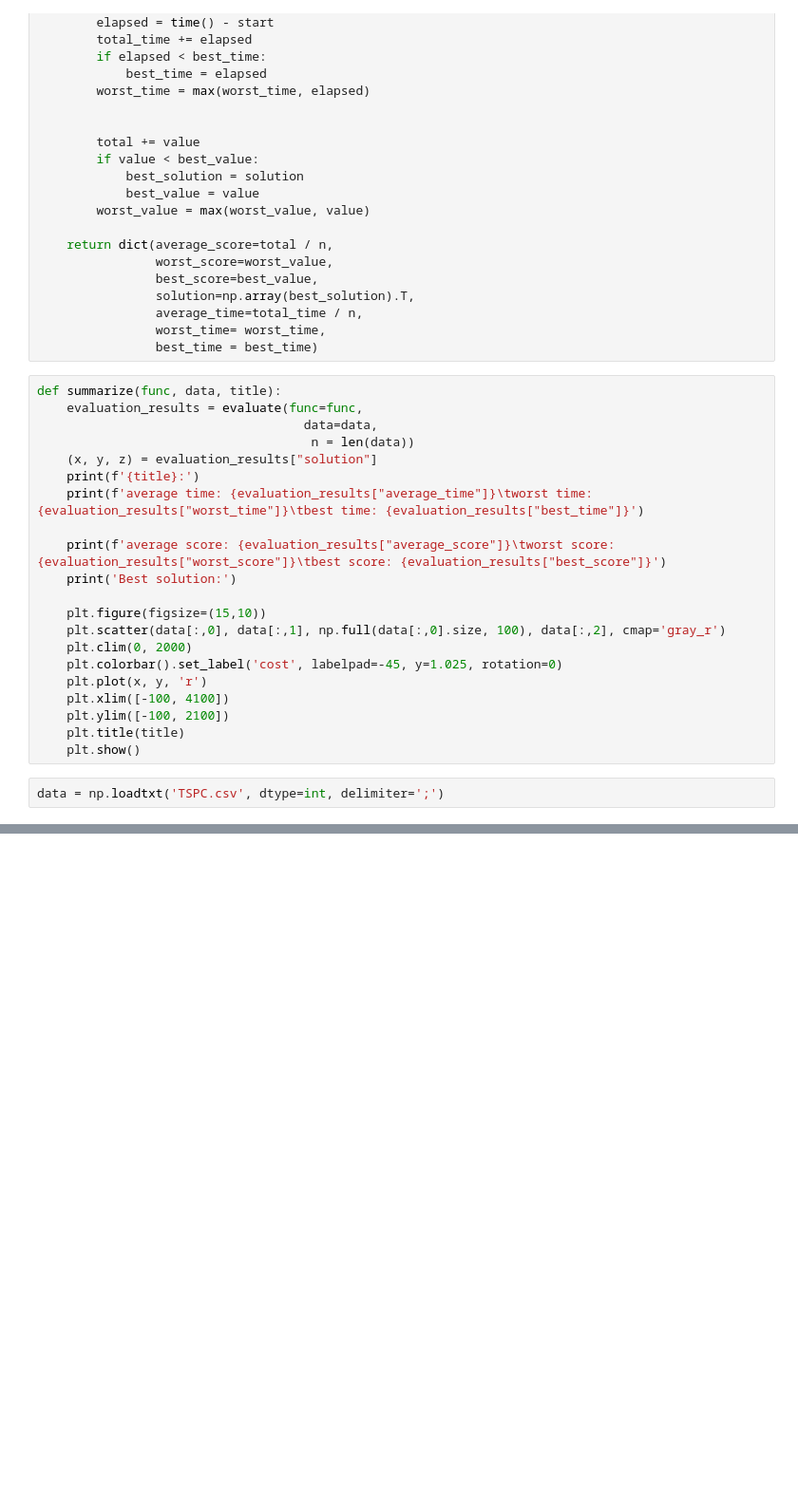
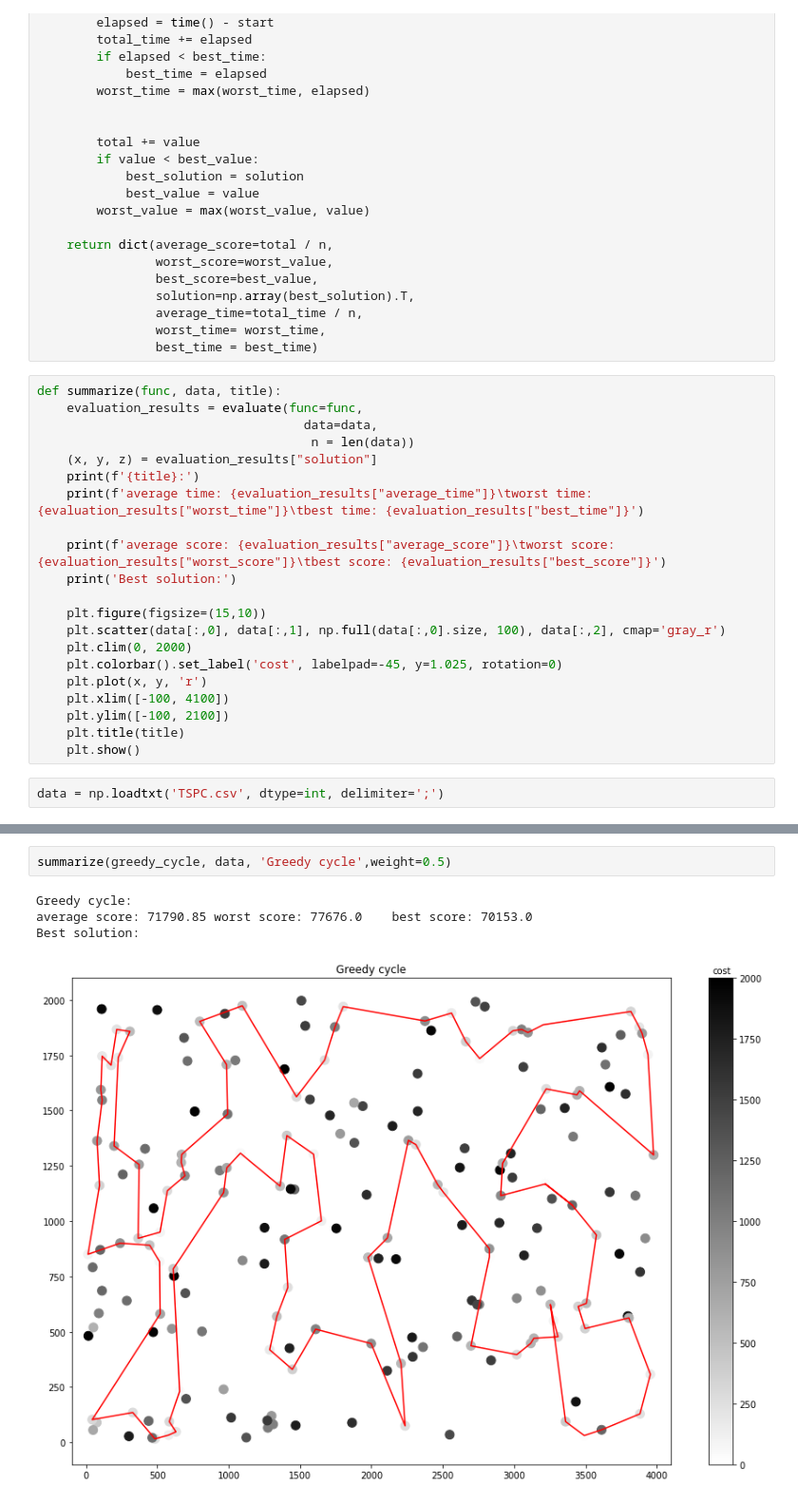
Before and after one commit to Mikikrus/Evolutionary-Computation, a Jupyter notebook: lab4/EC_lab4.ipynb, the cells around one changed output, grey strips where cells are left out. Shown at 95% size. Saved outputs shown, nothing was run; the diff lists cells and outputs as text; blank space fills up the shorter version.

```diff
--- a/lab4/EC_lab4.ipynb
+++ b/lab4/EC_lab4.ipynb
@@ -275,0 +265,7 @@ Best solution:
+# %%
+summarize(greedy_cycle, data, 'Greedy cycle',weight=0.5)
+# %% [output]
+Greedy cycle:
+average score: 71790.85 worst score: 77676.0    best score: 70153.0
+Best solution:
+[figure, added]
```
Also changed, not shown: parts of 6 cells of this notebook, 1 other file.
